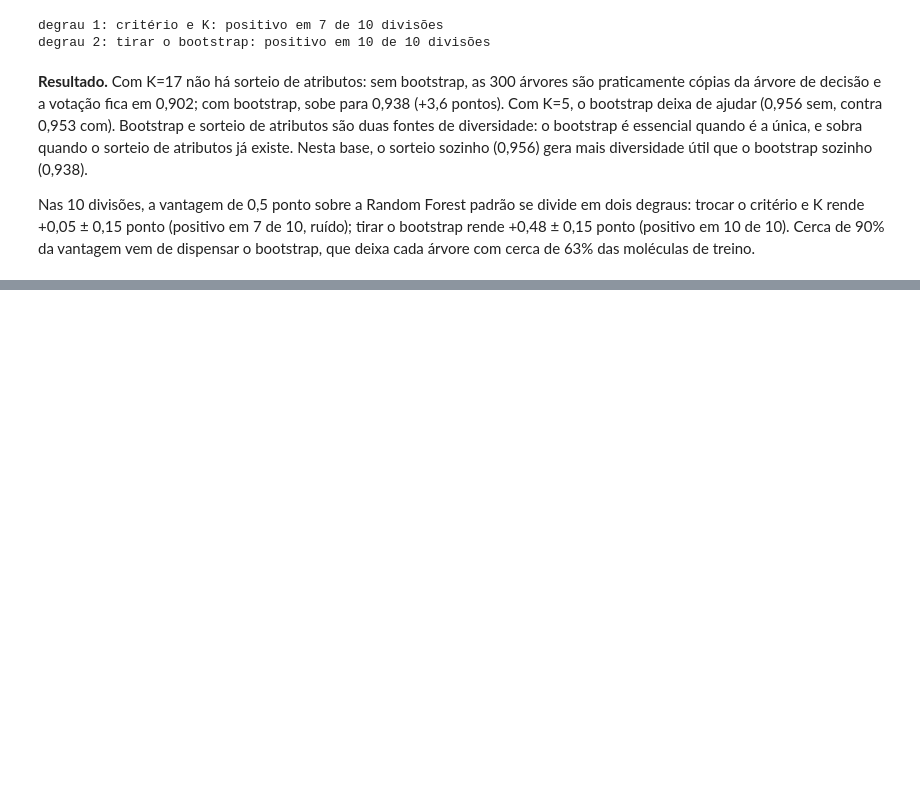
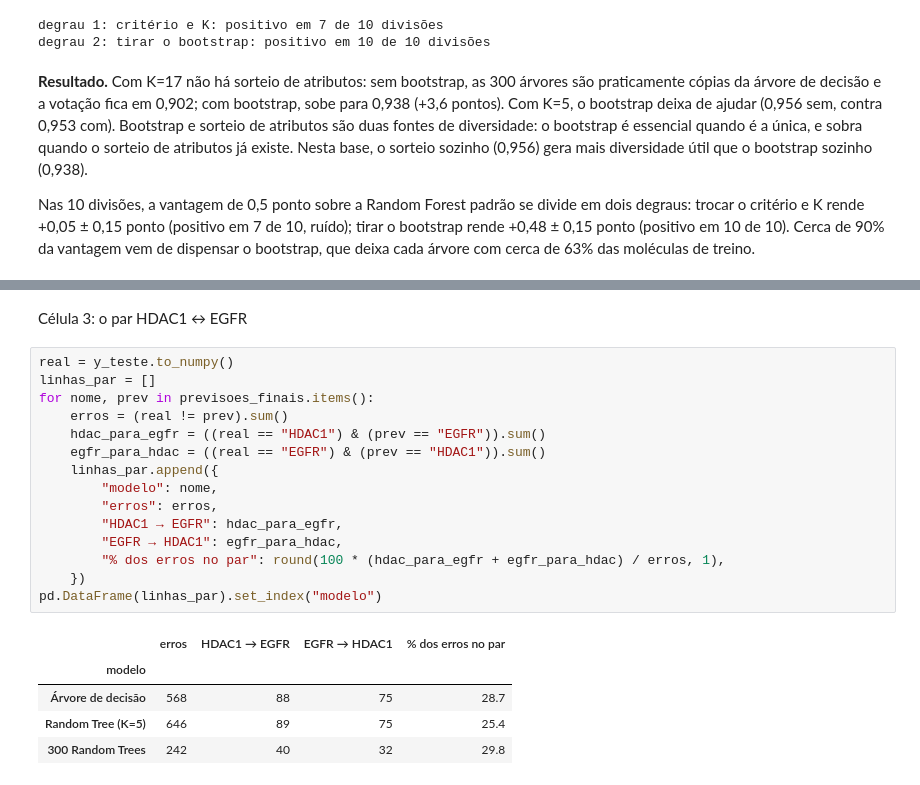
Before and after one commit to pumba-dev/machine-learning-practice, a Jupyter notebook: notebooks/04_random_tree.ipynb, the cells around one changed output, grey strips where cells are left out. Cells and saved outputs as stored; diff of their text form; blank space fills up the shorter version.

```diff
--- a/notebooks/04_random_tree.ipynb
+++ b/notebooks/04_random_tree.ipynb
@@ -446,0 +497,23 @@ Nas 10 divisões, a vantagem de 0,5 ponto sobre a Random Forest padrão se divid
+# %% [markdown]
+Célula 3: o par HDAC1 ↔ EGFR
+# %%
+real = y_teste.to_numpy()
+linhas_par = []
+for nome, prev in previsoes_finais.items():
+    erros = (real != prev).sum()
+    hdac_para_egfr = ((real == "HDAC1") & (prev == "EGFR")).sum()
+    egfr_para_hdac = ((real == "EGFR") & (prev == "HDAC1")).sum()
+    linhas_par.append({
+        "modelo": nome,
+        "erros": erros,
+        "HDAC1 → EGFR": hdac_para_egfr,
+        "EGFR → HDAC1": egfr_para_hdac,
+        "% dos erros no par": round(100 * (hdac_para_egfr + egfr_para_hdac) / erros, 1),
+    })
+pd.DataFrame(linhas_par).set_index("modelo")
+# %% [output]
+|  | erros | HDAC1 → EGFR | EGFR → HDAC1 | % dos erros no par |
+| modelo |  |  |  |  |
+| Árvore de decisão | 568 | 88 | 75 | 28.7 |
+| Random Tree (K=5) | 646 | 89 | 75 | 25.4 |
+| 300 Random Trees | 242 | 40 | 32 | 29.8 |
```
Also changed, not shown: parts of 8 cells of this notebook.
